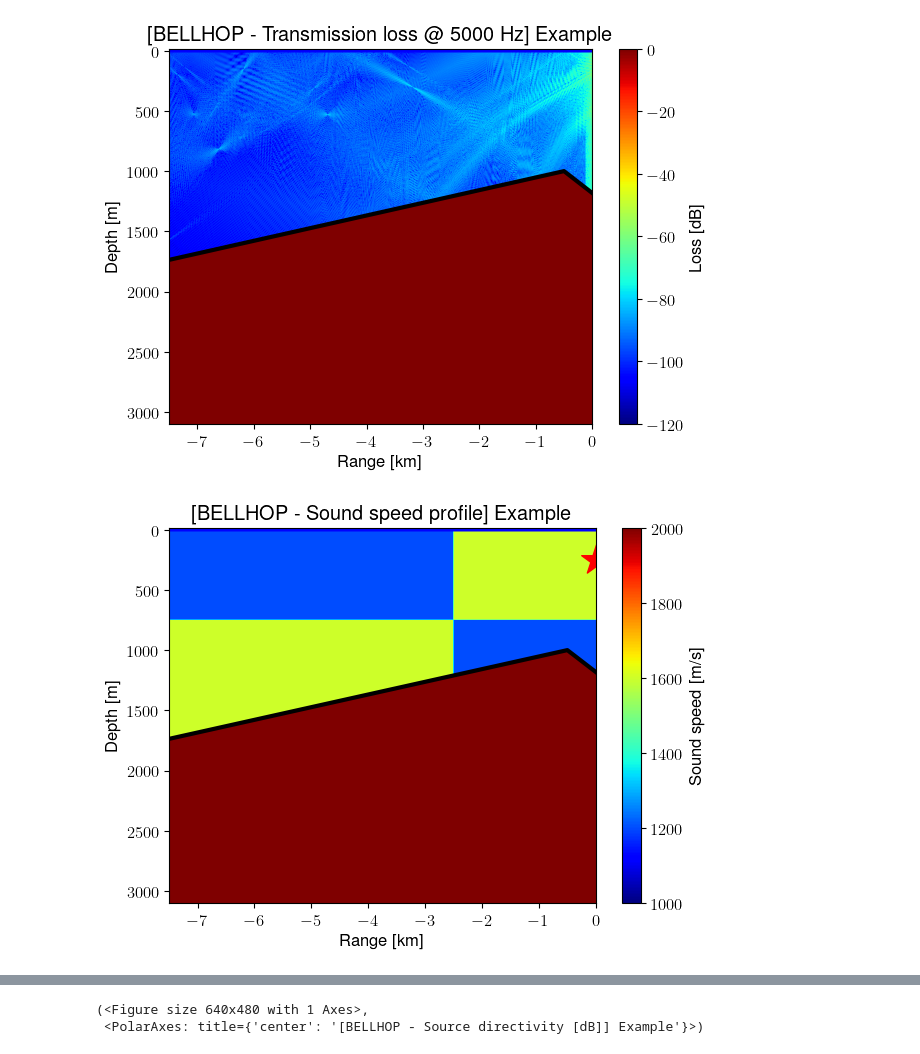
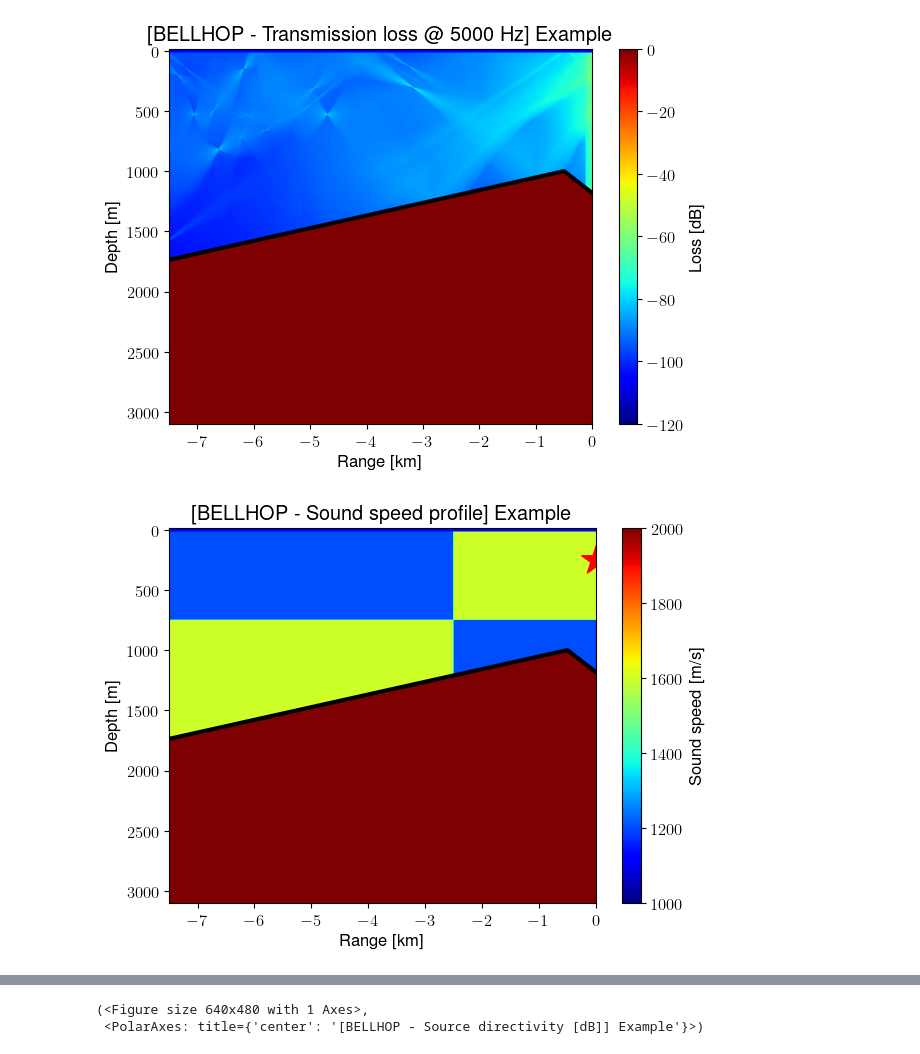
Before and after one commit to ErVuL/uAcoustics, a Jupyter notebook: python/BELLHOP.ipynb, the cells around one changed output, grey strips where cells are left out. Drawn from its saved outputs; the diff is of its cells as text; code cells hidden in the pictures.

```diff
--- a/python/BELLHOP.ipynb
+++ b/python/BELLHOP.ipynb
@@ -31,7 +31,7 @@ env = pm.make_env2d(
         name            = 'Example',
 
         # BELLHOP mode and attn
-        mode            = 'coherent',
+        mode            = 'incoherent',
         volume_attn     = 'Thorp',
 
         # ALL: Receiver positoins
@@ -71,34 +71,34 @@ env = pm.make_env2d(
         bot_roughness   = 0.2,                                                 # m (rms)
         bot_density     = 2.75,                                                # g/cm3
         bot_PwaveSpeed  = 6000,                                                # m/s
         bot_SwaveSpeed  = 3500,                                                # m/s
         bot_PwaveAttn   = 0.02,                                                # dB/wavelength
         bot_SwaveAttn   = 0.02,                                                # dB/wavelength
         )
 
 BELLHOP = pm.BELLHOP(env)
 BELLHOP.compute_transmission_loss()
 
 BELLHOP.plot_transmission_loss()
 BELLHOP.plot_ssp(vmin=1000, vmax=2000)
 
 env['rx_range'] = 10000
 env['rx_depth'] = 20
 env = pm.make_env2d(**env)
 env = BELLHOP.set_env(env)
 
 BELLHOP.compute_arrivals()
 BELLHOP.compute_impulse_respsonse(fs=24000, nArrivals=100)
 BELLHOP.compute_eigen_rays()
 BELLHOP.compute_rays()
 
 BELLHOP.plot_arrivals(nArrivals=50)
 BELLHOP.plot_impulse_response(nArrivals=50)
 BELLHOP.plot_eigen_rays()
 BELLHOP.plot_rays(number=8)
 BELLHOP.plot_beam()
 # %% [output]
-[figure, old version]
+[figure, new version]
 [figure]
 [figure]
 [figure]
```
Also changed, not shown: 3 other files.
